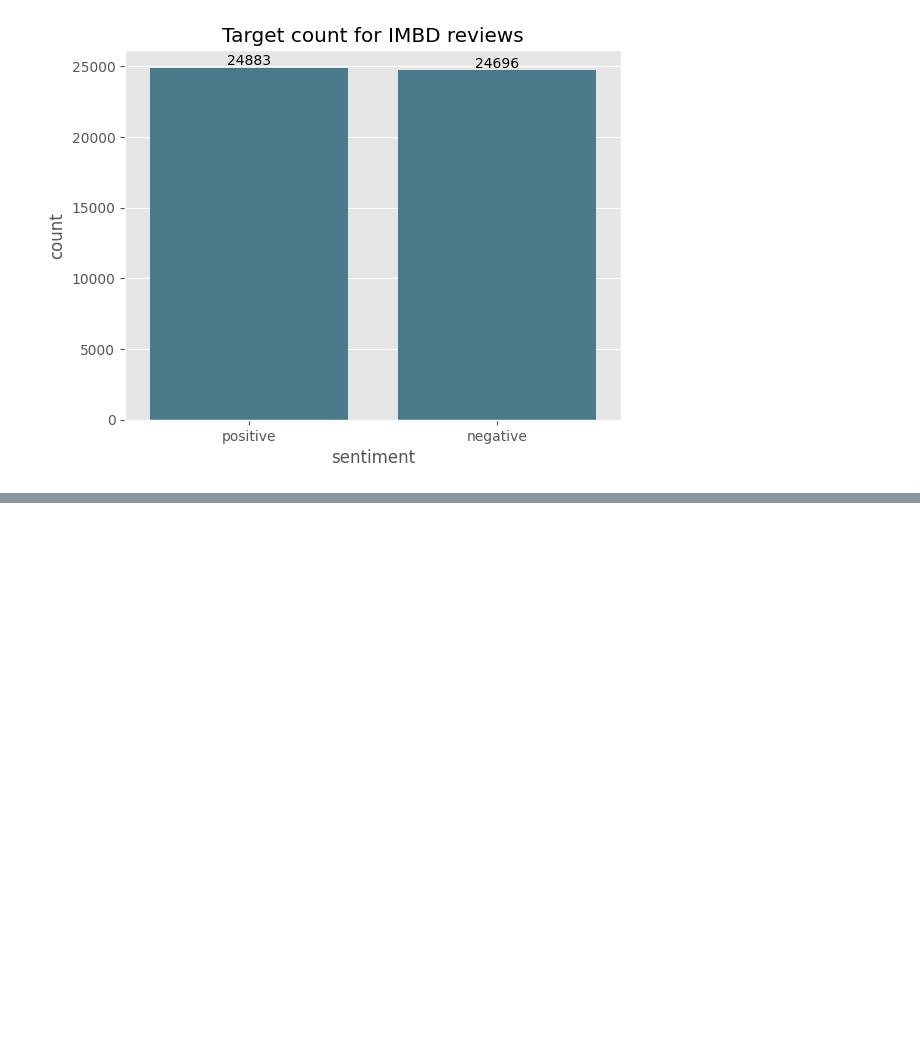
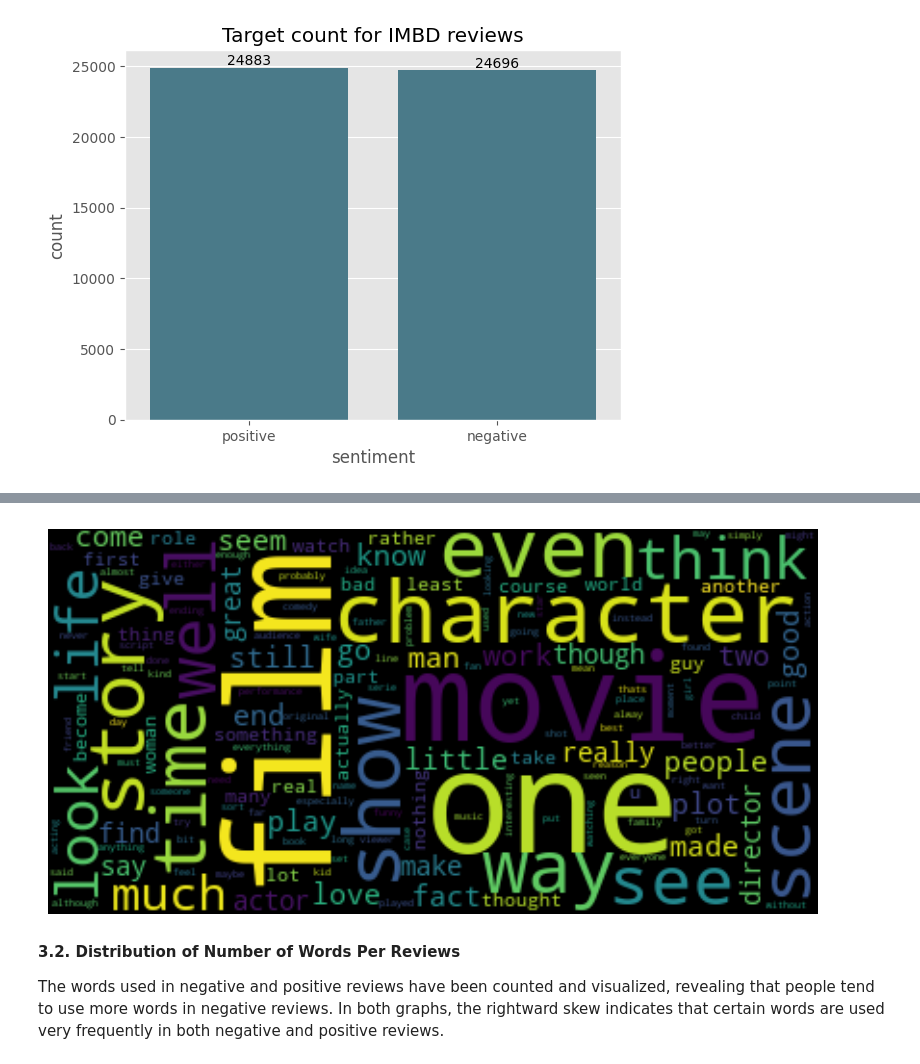
Before and after one commit to kanitvural/evolution_of_sentiment_analysis_using_imdb_dataset, a Jupyter notebook: imdb_sentiment_analysis.ipynb, the cells around one changed output, grey strips where cells are left out. Cells and saved outputs as stored; diff of their text form; code cells hidden in the pictures; blank space fills up the shorter version.

```diff
--- a/imdb_sentiment_analysis.ipynb
+++ b/imdb_sentiment_analysis.ipynb
@@ -70,36 +76,5 @@ df.describe().T
 **2.1. Text Cleaning**
 
 Due to its adverse effect on model performance, unwanted punctuation marks, special characters, HTML tags, numbers, and extra spaces have been removed from the comments, and all characters have been converted to lowercase to achieve a clean format.
-# %%
-def clean_text(text: str) -> str:
-    """
-    Clean and normalize text by removing HTML tags, punctuation, numbers, and extra whitespace.
-
-    Parameters
-    ----------
-    text : str
-        The input text string to be cleaned.
-
-    Returns
-    -------
-    str
-        The cleaned and normalized text string.
-
-    Notes
-    -----
-    This function performs the following operations:
-        - Converts the text to lowercase.
-        - Removes punctuation.
-        - Removes HTML tags, including <br> tags.
-        - Removes numbers.
-        - Collapses multiple spaces into a single space and trims leading/trailing spaces.
-    """
-    text = text.lower()
-    text = re.sub(r"[^\w\s]", "", text)
-    text = re.sub(r"\s*br\s*/?\s*", "", text)
-    text = re.sub(r"<.*?>", "", text)
-    text = re.sub(r"\d", "", text)
-    text = re.sub(r"\s+", " ", text).strip()
-    return text
 # %%
 df["review"] = df["review"].apply(clean_text)
@@ -199,0 +182,8 @@ plt.show()
+# %%
+generate_word_cloud(df, "review", max_font_size= 75, max_words = 150 )
+# %% [output]
+[figure, added]
+# %% [markdown]
+**3.2. Distribution of Number of Words Per Reviews**
+
+The words used in negative and positive reviews have been counted and visualized, revealing that people tend to use more words in negative reviews. In both graphs, the rightward skew indicates that certain words are used very frequently in both negative and positive reviews.
```
Also changed, not shown: parts of 34 cells of this notebook, 2 other files.
